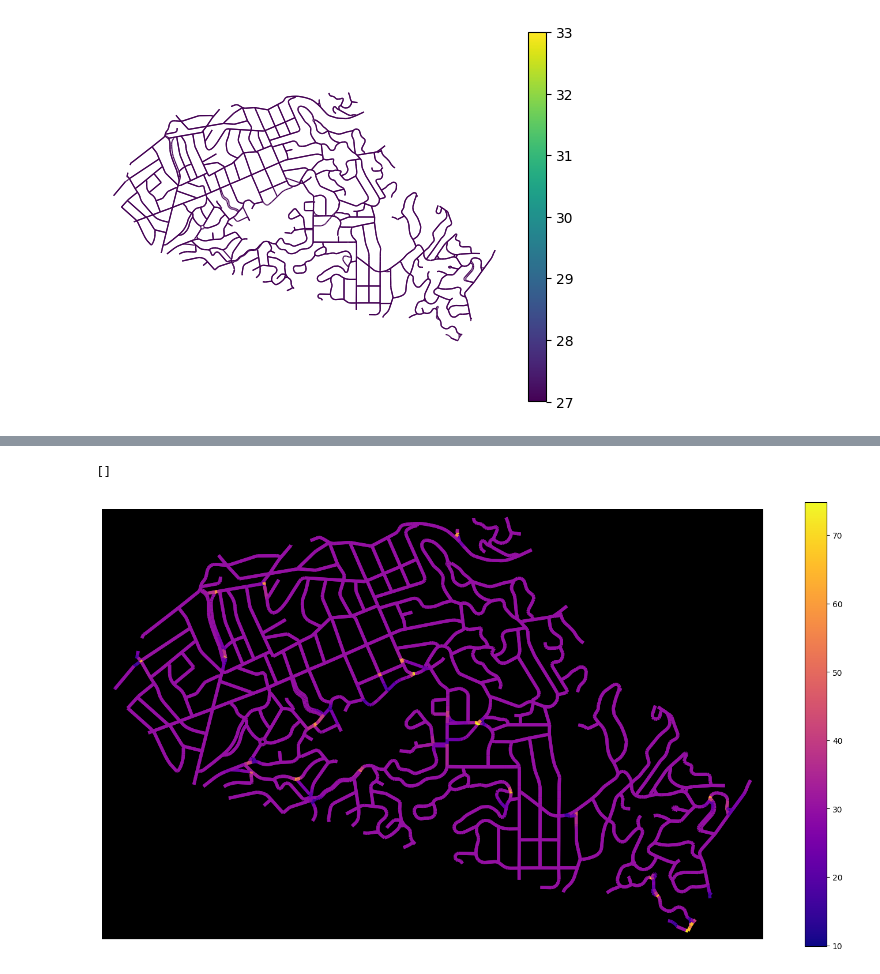
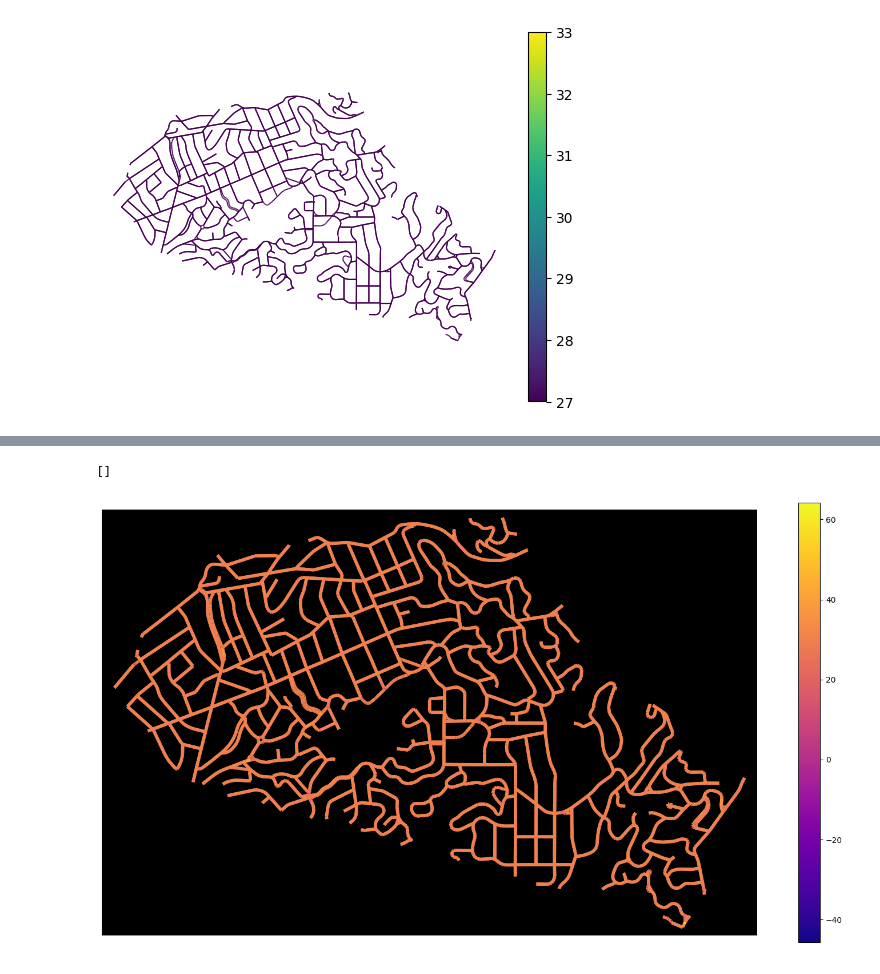
Before and after one commit to dani2442/TrafficFlow, a Jupyter notebook: notebooks/FVM_osm.ipynb, the cells around one changed output, grey strips where cells are left out. Drawn from its saved outputs; the diff is of its cells as text; code cells hidden in the pictures.

Commit message:
matrix formulation of FVM with graph

```diff
--- a/notebooks/FVM_osm.ipynb
+++ b/notebooks/FVM_osm.ipynb
@@ -26,8 +26,8 @@ C = 1/(T + l_eff/V_0)
 def Q_e(rho):
     return jnp.maximum(0, jnp.where(rho<=rho_C, V_0*rho, (1-rho*l_eff)/T))
 # %%
-T_sim = 1
-N_t = 100
+T_sim = 3
+N_t = 200
 dt = T_sim/N_t
 # %%
 def init_graph():
@@ -194,12 +175,12 @@ def plot_graph2(G, ax=None, title=''):
 # %%
 from matplotlib.pyplot import figure
 
 #f, ax = plt.subplots(1, 1, figsize=(20,10))
 #f.patch.set_facecolor('black')
-fig, ax = plot_graph2(G_checkpoints[-1], ax=None, title=f'Step {i*200}')
+fig, ax = plot_graph2(G_checkpoints[2], ax=None, title=f'Step {i*200}')
 #f.set_frameon(True)
 fig.set_size_inches(18.5, 10.)
 plt.plot()
 # %% [output]
 []
-[figure, old version]
+[figure, new version]
```
Also changed, not shown: parts of 4 cells of this notebook, 2 other files.
